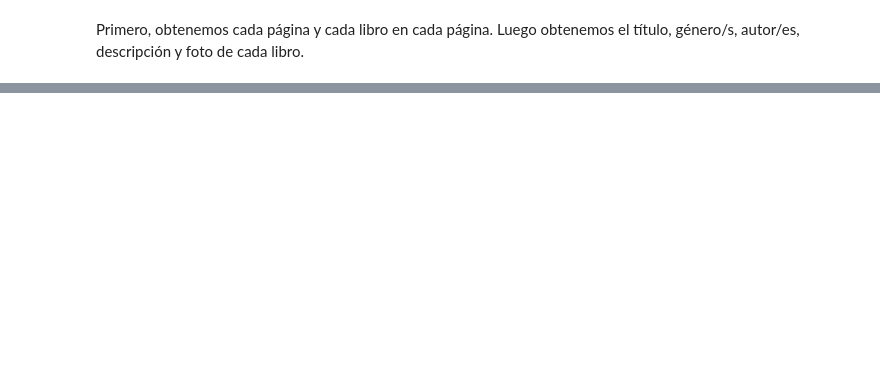
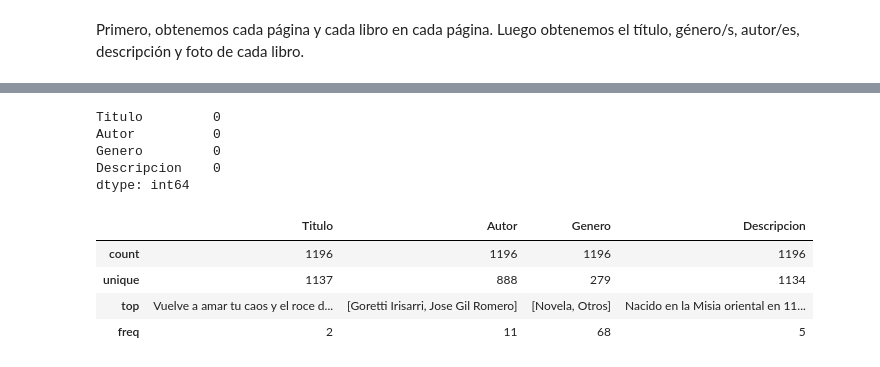
Before and after one commit to C4570/NLP, a Jupyter notebook: main.ipynb, the cells around one changed output, grey strips where cells are left out. Saved outputs shown, nothing was run; the diff lists cells and outputs as text; code cells hidden in the pictures; blank space fills up the shorter version.

```diff
--- a/main.ipynb
+++ b/main.ipynb
@@ -179,0 +225,17 @@ libros
+# %%
+libros = libros.dropna()
+libros.isna().sum()
+# %% [output]
+Titulo         0
+Autor          0
+Genero         0
+Descripcion    0
+dtype: int64
+# %%
+libros.describe()
+# %% [output]
+|  | Titulo | Autor | Genero | Descripcion |
+| count | 1196 | 1196 | 1196 | 1196 |
+| unique | 1137 | 888 | 279 | 1134 |
+| top | Vuelve a amar tu caos y el roce d... | [Goretti Irisarri, Jose Gil Romero] | [Novela, Otros] | Nacido en la Misia oriental en 11... |
+| freq | 2 | 11 | 68 | 5 |
```
Also changed, not shown: parts of 20 cells of this notebook.
